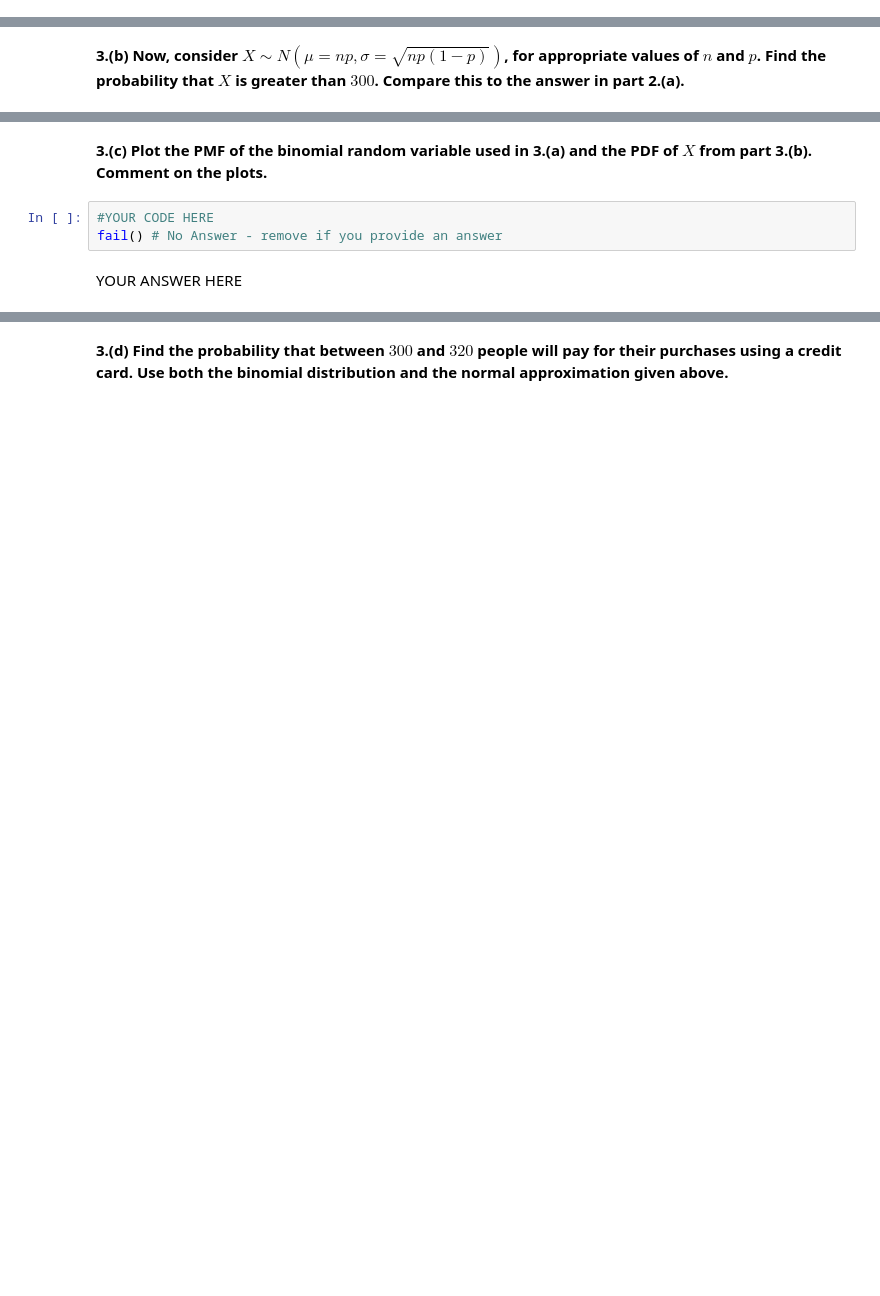
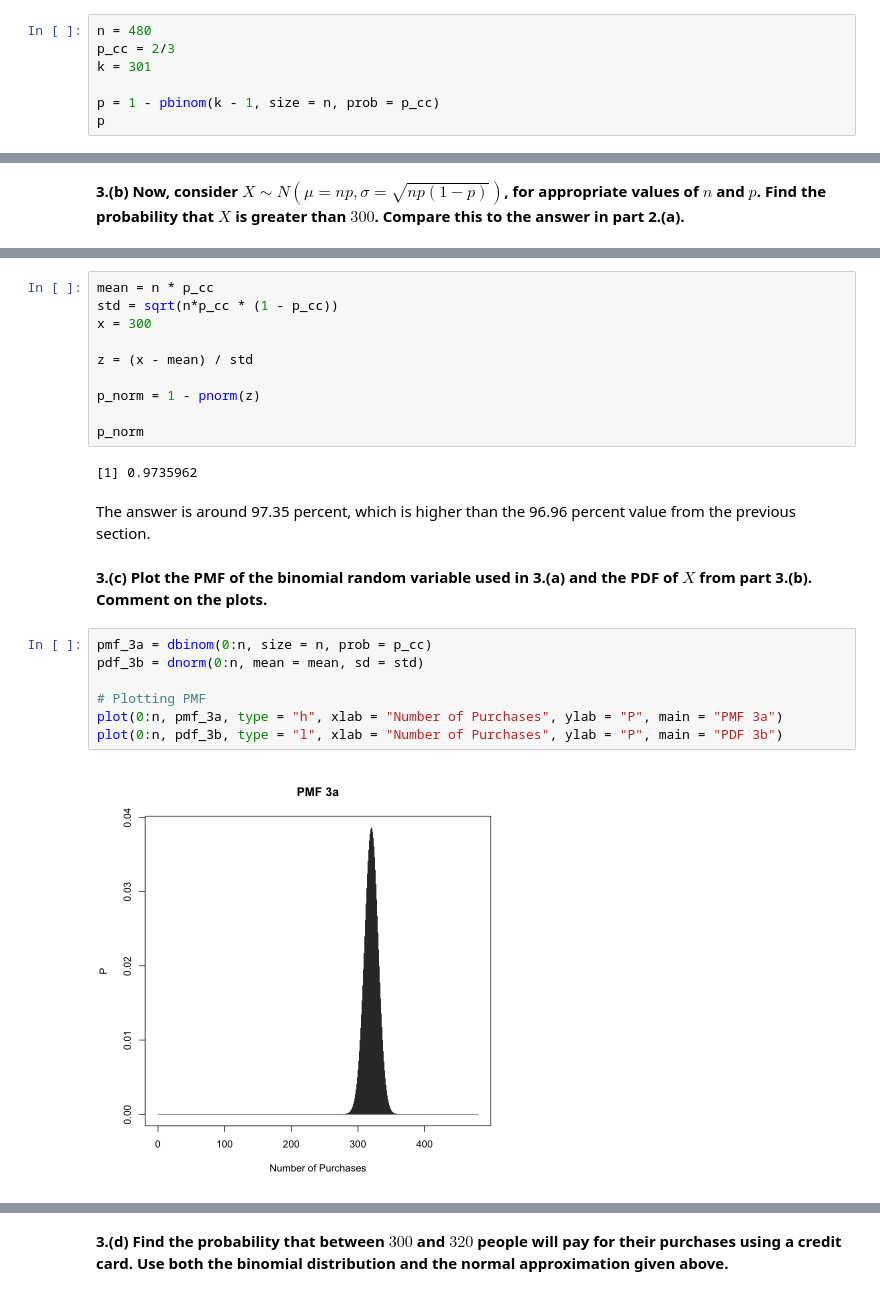
Before and after one commit to yyhufo/STAT4000, a Jupyter notebook: Unit4ClassWork/unit_4_classwork.ipynb, the cells around one changed output, grey strips where cells are left out. Drawn from its saved outputs; the diff is of its cells as text; blank space fills up the shorter version.

```diff
--- a/Unit4ClassWork/unit_4_classwork.ipynb
+++ b/Unit4ClassWork/unit_4_classwork.ipynb
@@ -74,0 +84,7 @@ fail() # No Answer - remove if you provide an answer
+# %%
+n = 480
+p_cc = 2/3
+k = 301
+
+p = 1 - pbinom(k - 1, size = n, prob = p_cc)
+p
@@ -80,7 +95,25 @@ fail() # No Answer - remove if you provide an answer
+# %%
+mean = n * p_cc
+std = sqrt(n*p_cc * (1 - p_cc))
+x = 300
+
+z = (x - mean) / std
+
+p_norm = 1 - pnorm(z)
+
+p_norm
+# %% [output]
+[1] 0.9735962
+# %% [markdown]
+The answer is around 97.35 percent, which is higher than the 96.96 percent value from the previous section.
 # %% [markdown]
 **3.(c) Plot the PMF of the binomial random variable used in 3.(a) and the PDF of $X$ from part 3.(b). Comment on the plots.**
-# %%
-#YOUR CODE HERE
-fail() # No Answer - remove if you provide an answer
-# %% [markdown]
-YOUR ANSWER HERE
+# %%
+pmf_3a = dbinom(0:n, size = n, prob = p_cc)
+pdf_3b = dnorm(0:n, mean = mean, sd = std)
+
+# Plotting PMF
+plot(0:n, pmf_3a, type = "h", xlab = "Number of Purchases", ylab = "P", main = "PMF 3a")
+plot(0:n, pdf_3b, type = "l", xlab = "Number of Purchases", ylab = "P", main = "PDF 3b")
+# %% [output]
+[figure, added]
```
Also changed, not shown: parts of 12 cells of this notebook, 2 other files.
